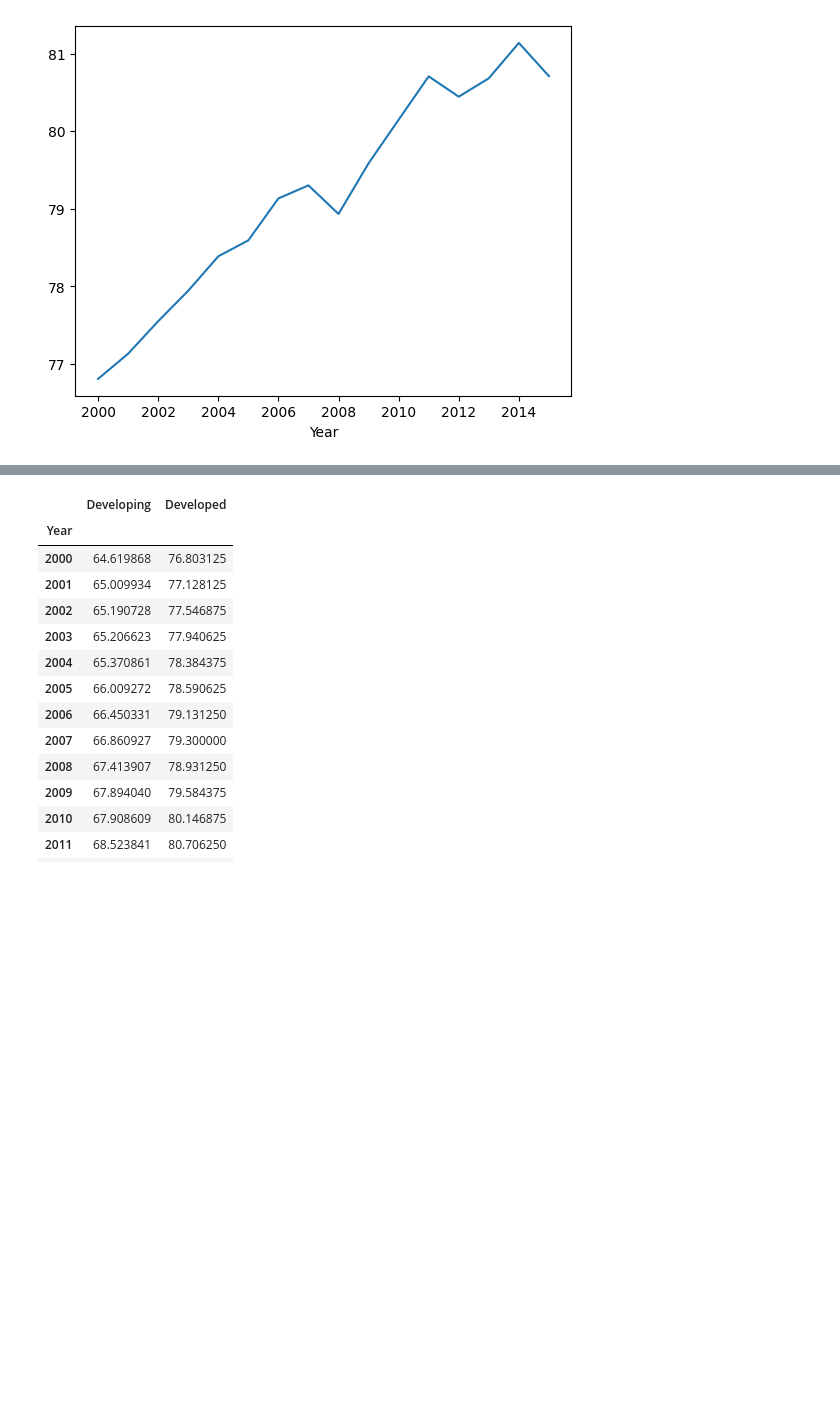
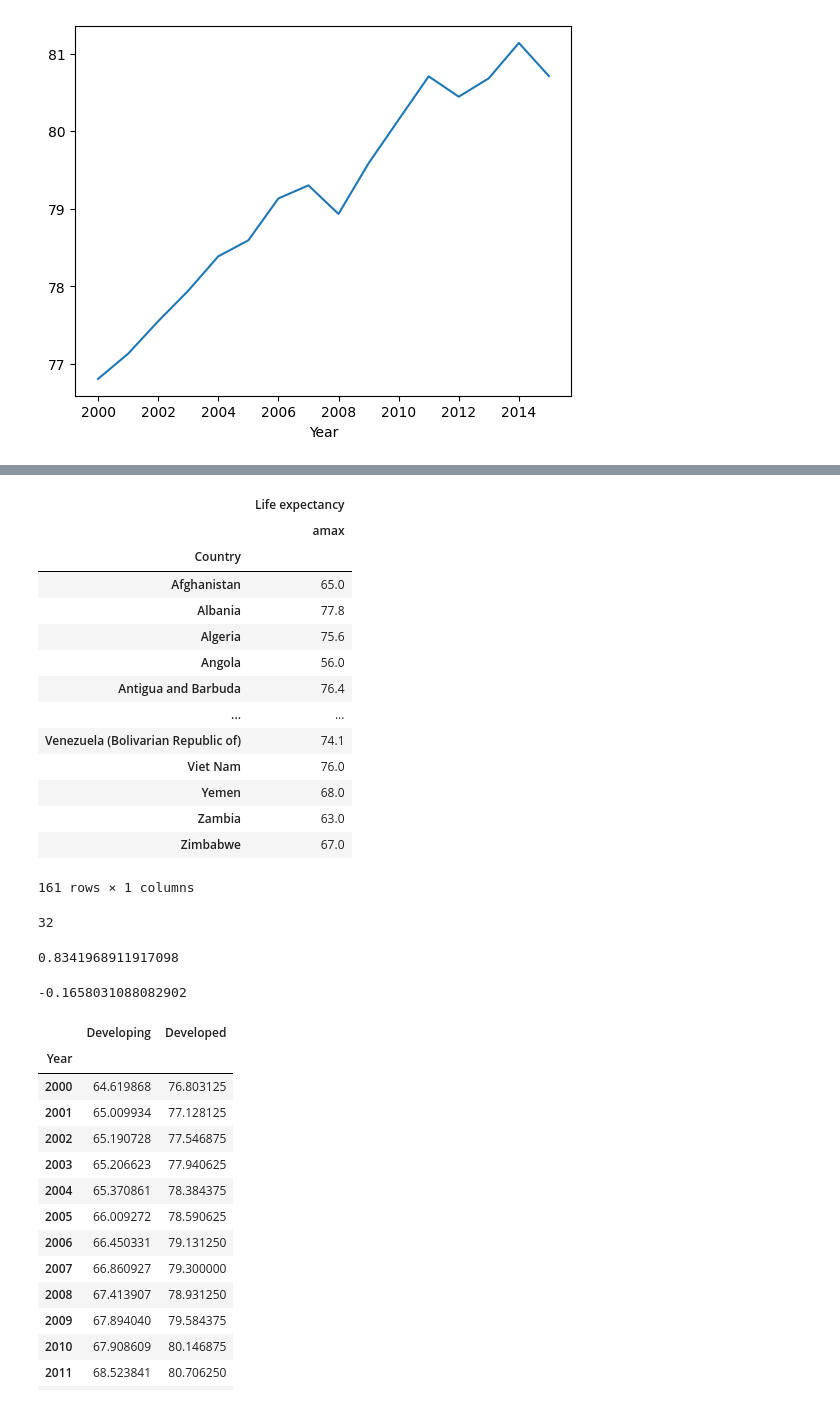
Before and after one commit to MachadoGabrielB/Bootcamp-Data-science, a Jupyter notebook: Personal/6 - Análise exploratória/2023.08.24 - aula 2.ipynb, the cells around one changed output, grey strips where cells are left out. Drawn from its saved outputs; the diff is of its cells as text; code cells hidden in the pictures; blank space fills up the shorter version.

```diff
--- a/Personal/6 - Análise exploratória/2023.08.24 - aula 2.ipynb
+++ b/Personal/6 - Análise exploratória/2023.08.24 - aula 2.ipynb
@@ -199,0 +257,19 @@ sns.lineplot(data= df3,x= 'Year',y= 'Life expectancy ')
+# %%
+df_teste = df2.groupby('Country').agg({'Life expectancy ':[np.max]})
+df_teste
+# %% [output]
+|  | Life expectancy |
+|  | amax |
+| Country |  |
+| Afghanistan | 65.0 |
+| Albania | 77.8 |
+| Algeria | 75.6 |
+| Angola | 56.0 |
+| Antigua and Barbuda | 76.4 |
+| ... | ... |
+| Venezuela (Bolivarian Republic of) | 74.1 |
+| Viet Nam | 76.0 |
+| Yemen | 68.0 |
+| Zambia | 63.0 |
+| Zimbabwe | 67.0 |
+161 rows × 1 columns
@@ -200,3 +278,15 @@ sns.lineplot(data= df3,x= 'Year',y= 'Life expectancy ')
+# %%
+np.size(df3['Country'].unique())
+# %% [output]
+32
+# %%
+161/(161+32)
+# %% [output]
+0.8341968911917098
+# %%
+161/(161+32) -1
+# %% [output]
+-0.1658031088082902
 # %%
 df4 = pd.DataFrame()
 df4['Developing'] = mean_df2
```
Also changed, not shown: parts of 17 cells of this notebook, 1 other file.
